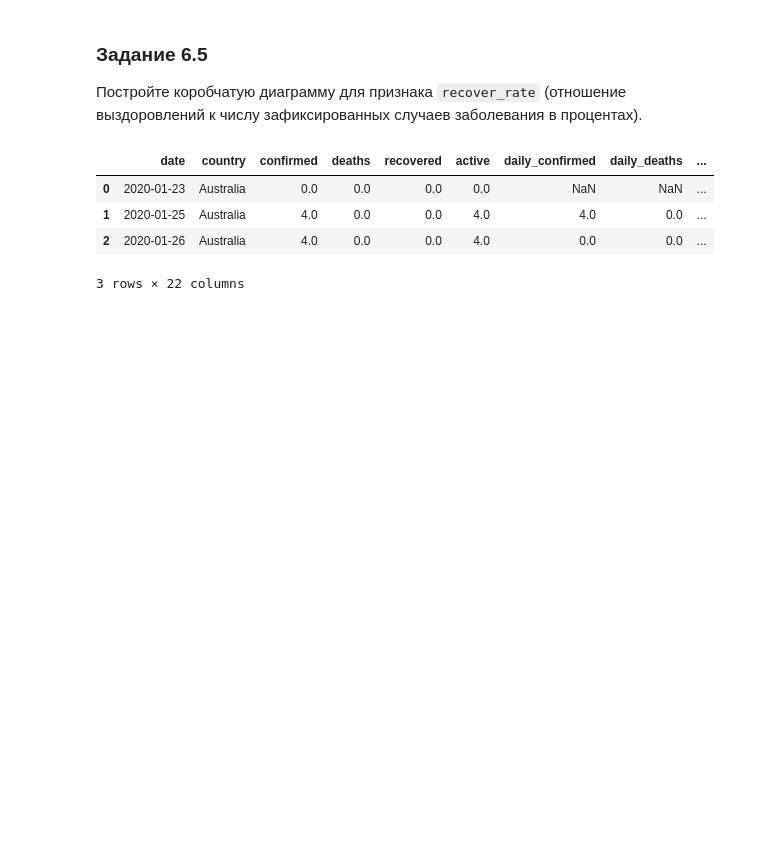
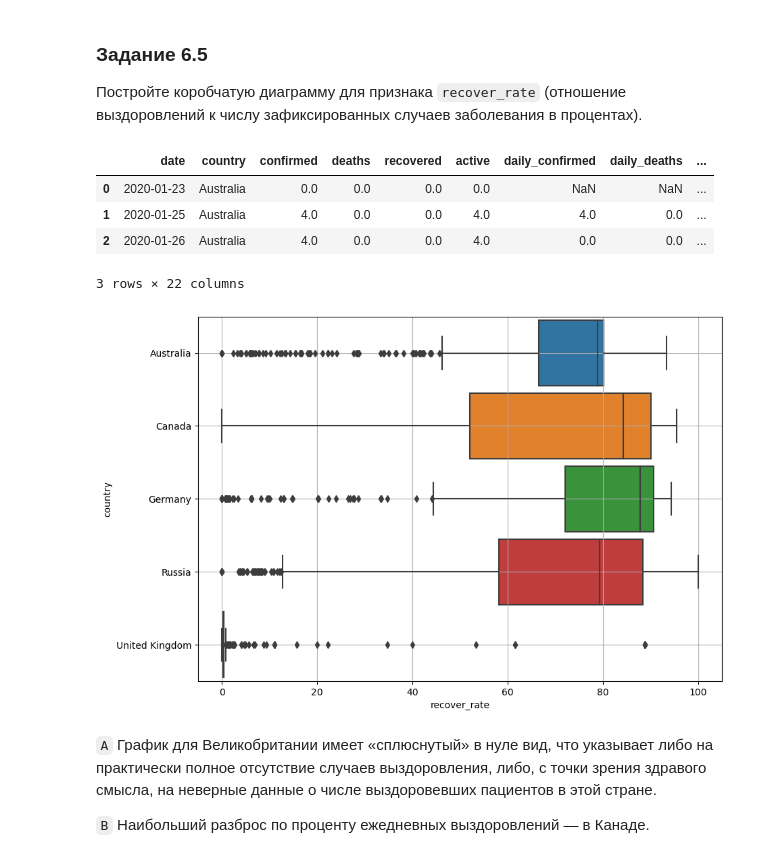
Before and after one commit to bugab0o/sfds.python13.vizualization_data, a Jupyter notebook: visualization_seaborn.ipynb, the cells around one changed output. Saved outputs shown, nothing was run; the diff lists cells and outputs as text; code cells hidden in the pictures; blank space fills up the shorter version.

```diff
--- a/visualization_seaborn.ipynb
+++ b/visualization_seaborn.ipynb
@@ -222,13 +226,17 @@ croped_covid_df.head(3)
 # %%
 fig = plt.figure(figsize=(10, 7))
 boxplot = sns.boxplot(
     data=croped_covid_df,
     y='country',
-    x='death_rate',
+    x='recover_rate',
     orient='h',
     width=0.9
 )
-boxplot.set_title('Распределение летальности по странам');
-boxplot.set_xlabel('Летальность');
-boxplot.set_ylabel('Страна');
+
 boxplot.grid()
+# %% [output]
+[figure, added]
+# %% [markdown]
+`A` График для Великобритании имеет «сплюснутый» в нуле вид, что указывает либо на практически полное отсутствие случаев выздоровления, либо, с точки зрения здравого смысла, на неверные данные о числе выздоровевших пациентов в этой стране.
+
+`B` Наибольший разброс по проценту ежедневных выздоровлений — в Канаде.
```
Also changed, not shown: parts of 1 cell of this notebook, 1 other file.
